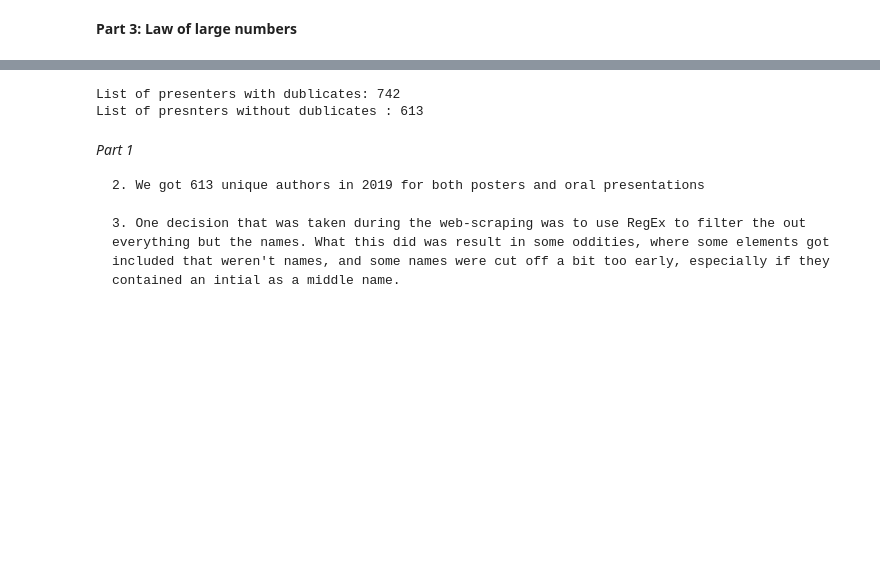
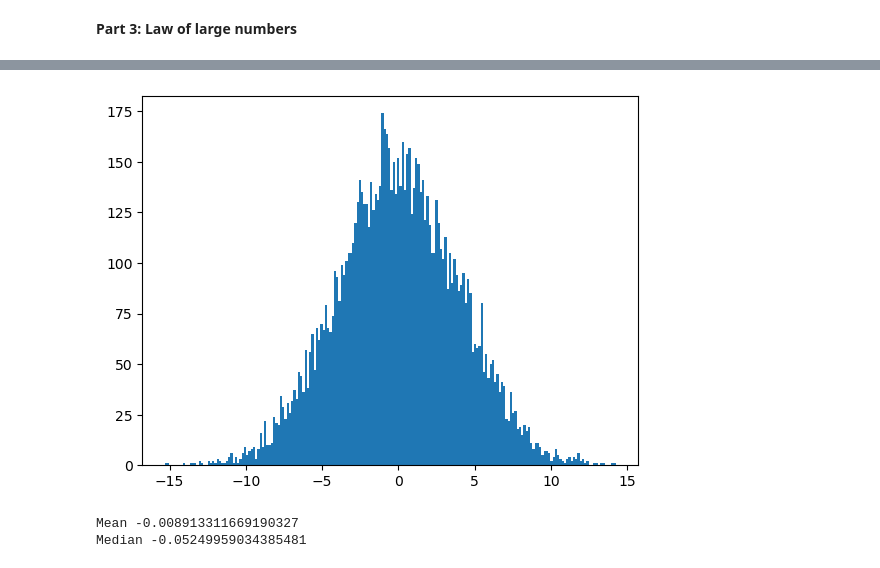
Before and after one commit to Dribo/02467_A_1, a Jupyter notebook: Assignment1.ipynb, the cells around one changed output, grey strips where cells are left out. Drawn from its saved outputs; the diff is of its cells as text; code cells hidden in the pictures; blank space fills up the shorter version.

Commit message:
Part 3

```diff
--- a/Assignment1.ipynb
+++ b/Assignment1.ipynb
@@ -420,41 +351,0 @@ for x in list(r2):
-# %%
-# Regex for filtering of posters
-regex1 = r"<li>[a-zA-Z ]*<span>"
-names = []
-names1 = []
-names2 = []
-names3 = []
-# The same as before where we use the regex to filter the strings and find the names
-for r in relevant1:
-    retrieved = re.findall(regex1, str(r), re.UNICODE)
-    names += retrieved
-
-for i in range(len(names)):
-    names[i] = names[i][4:-6]
-    names[i] = names[i].split(' and ')
-    for j in range(len(names[i])):
-        names1 += [names[i].pop(0)]
-
-for r in relevant2:
-    retrieved = re.findall(regex1, str(r), re.UNICODE)
-    names2 += retrieved
-
-for i in range(len(names2)):
-    names2[i] = names2[i][4:-6]
-    names2[i] = names2[i].split(' and ')
-    for j in range(len(names2[i])):
-        names3 += [names2[i].pop(0)]
-
-list_of_presenters += names1 + names3
-# Create the list of presenters and turn it into a set to remove dublicates
-print('List of presenters with dublicates:', len(list_of_presenters))
-print('List of presnters without dublicates :',  len(set(list_of_presenters)))
-# %% [output]
-List of presenters with dublicates: 742
-List of presnters without dublicates : 613
-# %% [markdown]
-*Part 1*
-
-    2. We got 613 unique authors in 2019 for both posters and oral presentations
-
-    3. One decision that was taken during the web-scraping was to use RegEx to filter the out everything but the names. What this did was result in some oddities, where some elements got included that weren't names, and some names were cut off a bit too early, especially if they contained an intial as a middle name.
@@ -460,0 +356,4 @@ List of presnters without dublicates : 613
+# %%
+# Solution to part 3.1
+N = 10_000
+X = np.random.normal(loc=0, scale=4, size=N)
@@ -460,0 +367,21 @@ List of presnters without dublicates : 613
+# %%
+# Plotting the figure for 3.2
+plt.hist(X, bins=200)
+plt.show()
+# %% [output]
+[figure, added]
+# %%
+# Cumulative average for 3.3 and cumulative standard error for 3.4
+cum_avg = np.zeros(N)
+cum_std_err = np.zeros(N)
+for i in range(N):
+    cum_avg[i] = np.mean(X[:i+1])
+    cum_std_err[i] = np.std(X[:i+1])/np.sqrt(i+1)
+# Values of mean and median
+mean = np.sum(X)/N
+median = (sorted(X)[4999] + sorted(X)[5000])/2
+print('Solution to 3.5')
+print(f'Mean {mean}\nMedian {median}')
+# %% [output]
+Mean -0.008913311669190327
+Median -0.05249959034385481
```
Also changed, not shown: parts of 23 cells of this notebook.
